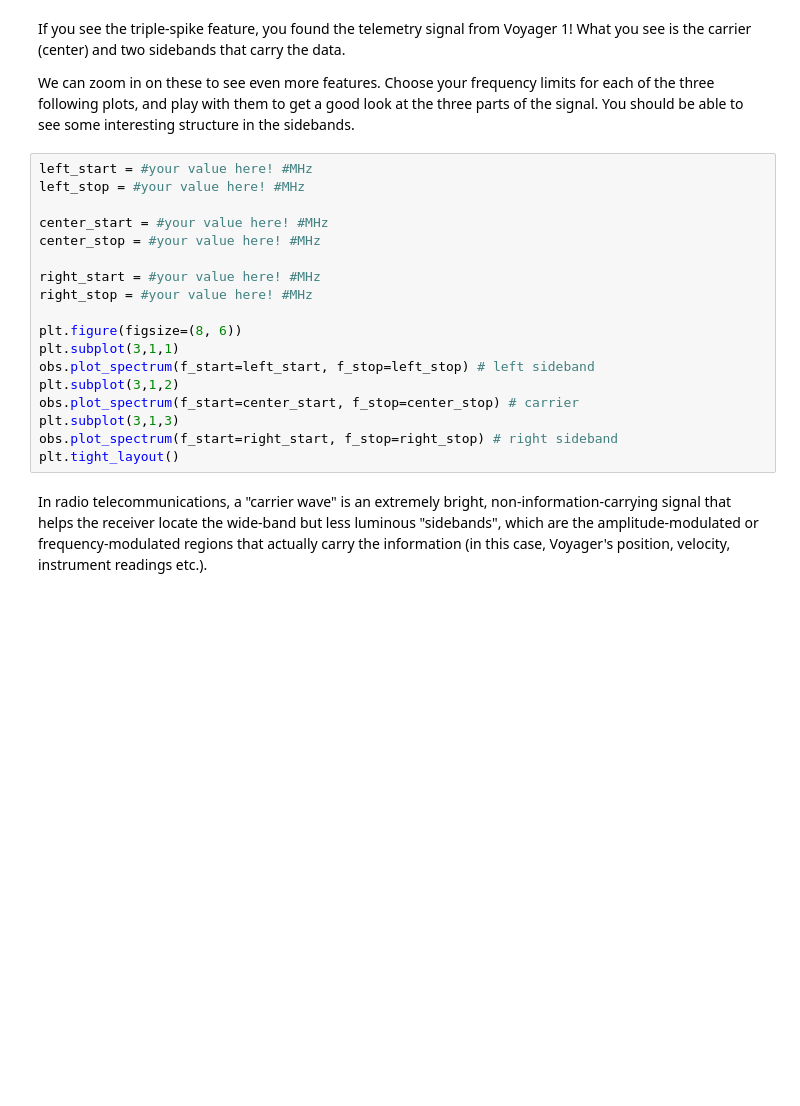
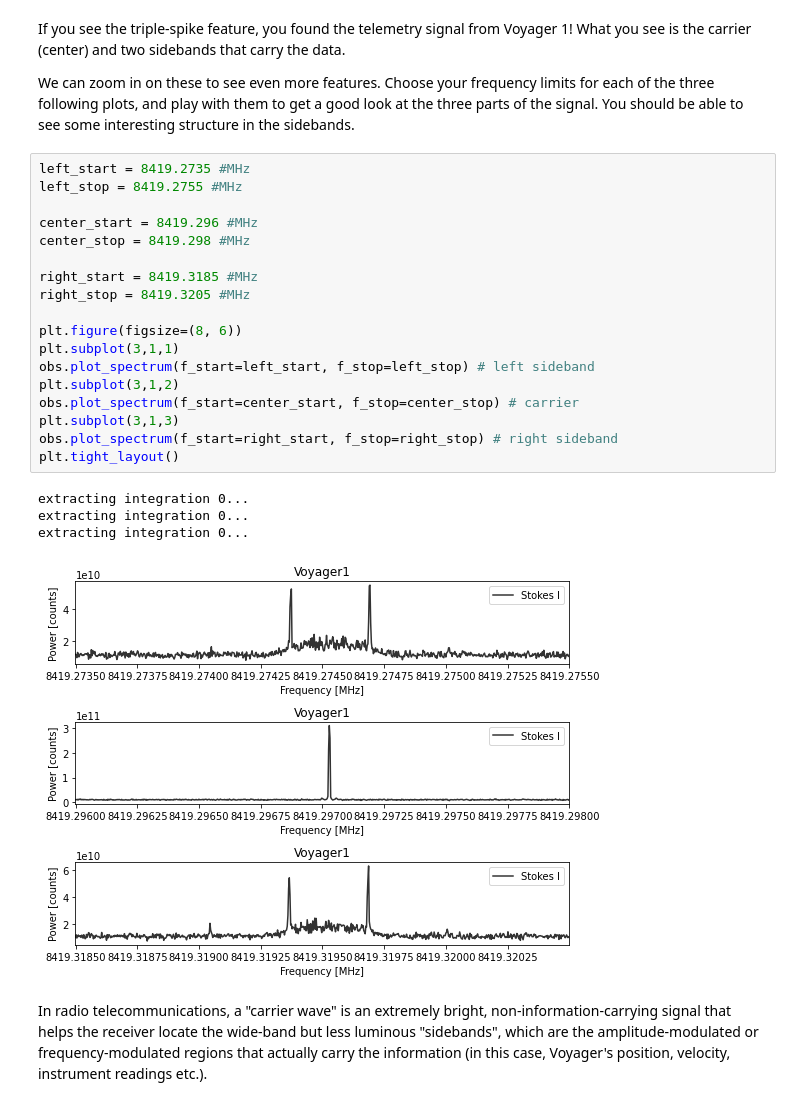
Before and after one commit to howardisaacson/Intro-to-Astro-2021, a Jupyter notebook: Week7_stats_seti/Finding_Voyager/Finding_Voyager.ipynb, the cells around one changed output. Saved outputs shown, nothing was run; the diff lists cells and outputs as text; blank space fills up the shorter version.

```diff
--- a/Week7_stats_seti/Finding_Voyager/Finding_Voyager.ipynb
+++ b/Week7_stats_seti/Finding_Voyager/Finding_Voyager.ipynb
@@ -152,23 +179,28 @@ If you see the triple-spike feature, you found the telemetry signal from Voyager
 
 We can zoom in on these to see even more features. Choose your frequency limits for each of the three following plots, and play with them to get a good look at the three parts of the signal. You should be able to see some interesting structure in the sidebands.
 # %%
-left_start = #your value here! #MHz
-left_stop = #your value here! #MHz
+left_start = 8419.2735 #MHz
+left_stop = 8419.2755 #MHz
 
-center_start = #your value here! #MHz
-center_stop = #your value here! #MHz
+center_start = 8419.296 #MHz
+center_stop = 8419.298 #MHz
 
-right_start = #your value here! #MHz
-right_stop = #your value here! #MHz
+right_start = 8419.3185 #MHz
+right_stop = 8419.3205 #MHz
 
 plt.figure(figsize=(8, 6))
 plt.subplot(3,1,1)
 obs.plot_spectrum(f_start=left_start, f_stop=left_stop) # left sideband
 plt.subplot(3,1,2)
 obs.plot_spectrum(f_start=center_start, f_stop=center_stop) # carrier
 plt.subplot(3,1,3)
 obs.plot_spectrum(f_start=right_start, f_stop=right_stop) # right sideband
 plt.tight_layout()
+# %% [output]
+extracting integration 0...
+extracting integration 0...
+extracting integration 0...
+[figure, added]
 # %% [markdown]
 In radio telecommunications, a "carrier wave" is an extremely bright, non-information-carrying signal that helps the receiver locate the wide-band but less luminous "sidebands", which are the amplitude-modulated or frequency-modulated regions that actually carry the information (in this case, Voyager's position, velocity, instrument readings etc.).
 # %% [markdown]
```
Also changed, not shown: parts of 10 cells of this notebook.
